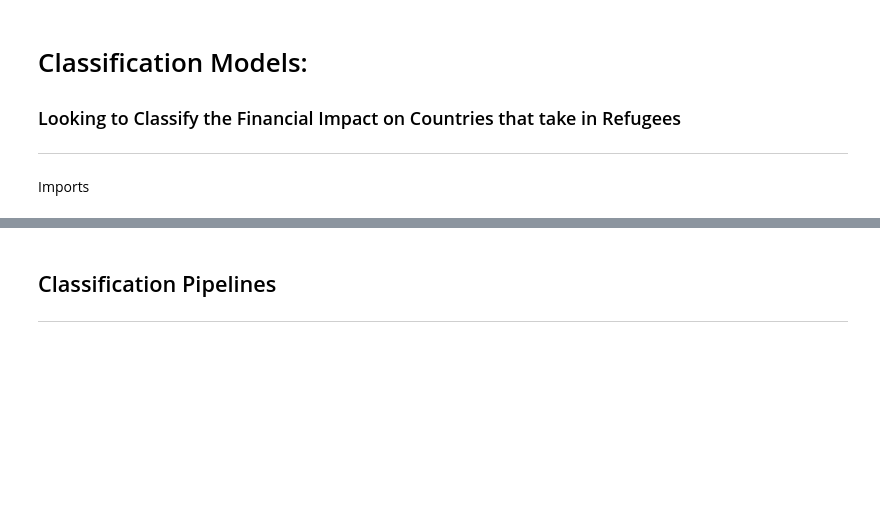
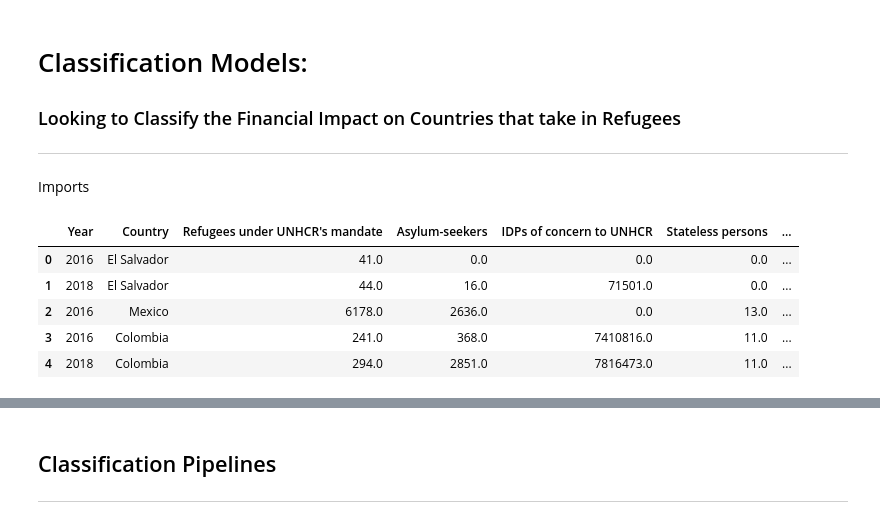
Before and after one commit to Tim-O-Neill/Ukrainian-Refugees, a Jupyter notebook: code/03_Models/03_Classification_Models.ipynb, the cells around one changed output, grey strips where cells are left out. Drawn from its saved outputs; the diff is of its cells as text; code cells hidden in the pictures; blank space fills up the shorter version.

```diff
--- a/code/03_Models/03_Classification_Models.ipynb
+++ b/code/03_Models/03_Classification_Models.ipynb
@@ -26,0 +29,9 @@ pd.options.display.max_rows = 999
+# %%
+df.head()
+# %% [output]
+|  | Year | Country | Refugees under UNHCR's mandate | Asylum-seekers | IDPs of concern to UNHCR | Stateless persons | ... |
+| 0 | 2016 | El Salvador | 41.0 | 0.0 | 0.0 | 0.0 | ... |
+| 1 | 2018 | El Salvador | 44.0 | 16.0 | 71501.0 | 0.0 | ... |
+| 2 | 2016 | Mexico | 6178.0 | 2636.0 | 0.0 | 13.0 | ... |
+| 3 | 2016 | Colombia | 241.0 | 368.0 | 7410816.0 | 11.0 | ... |
+| 4 | 2018 | Colombia | 294.0 | 2851.0 | 7816473.0 | 11.0 | ... |
```
Also changed, not shown: parts of 9 cells of this notebook, 5 other files.
